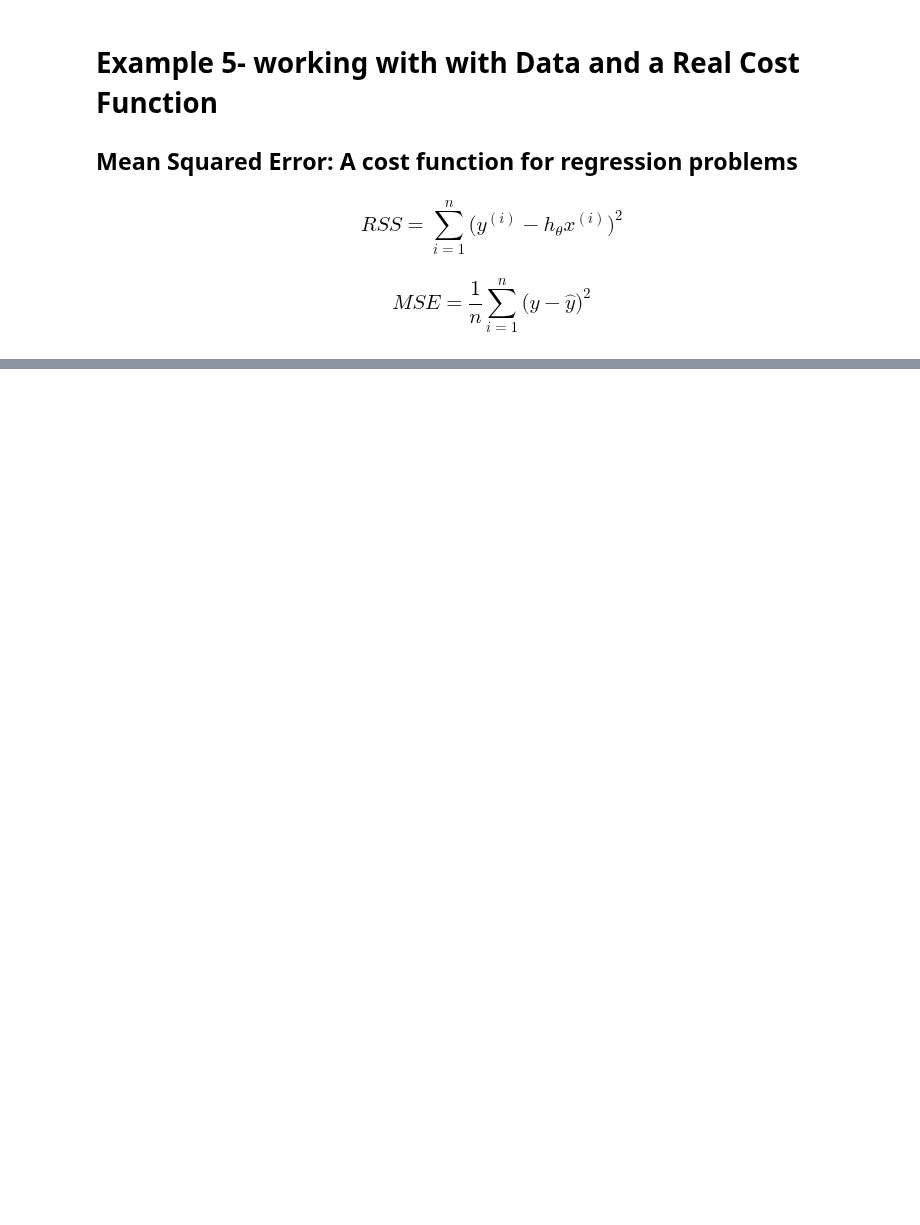
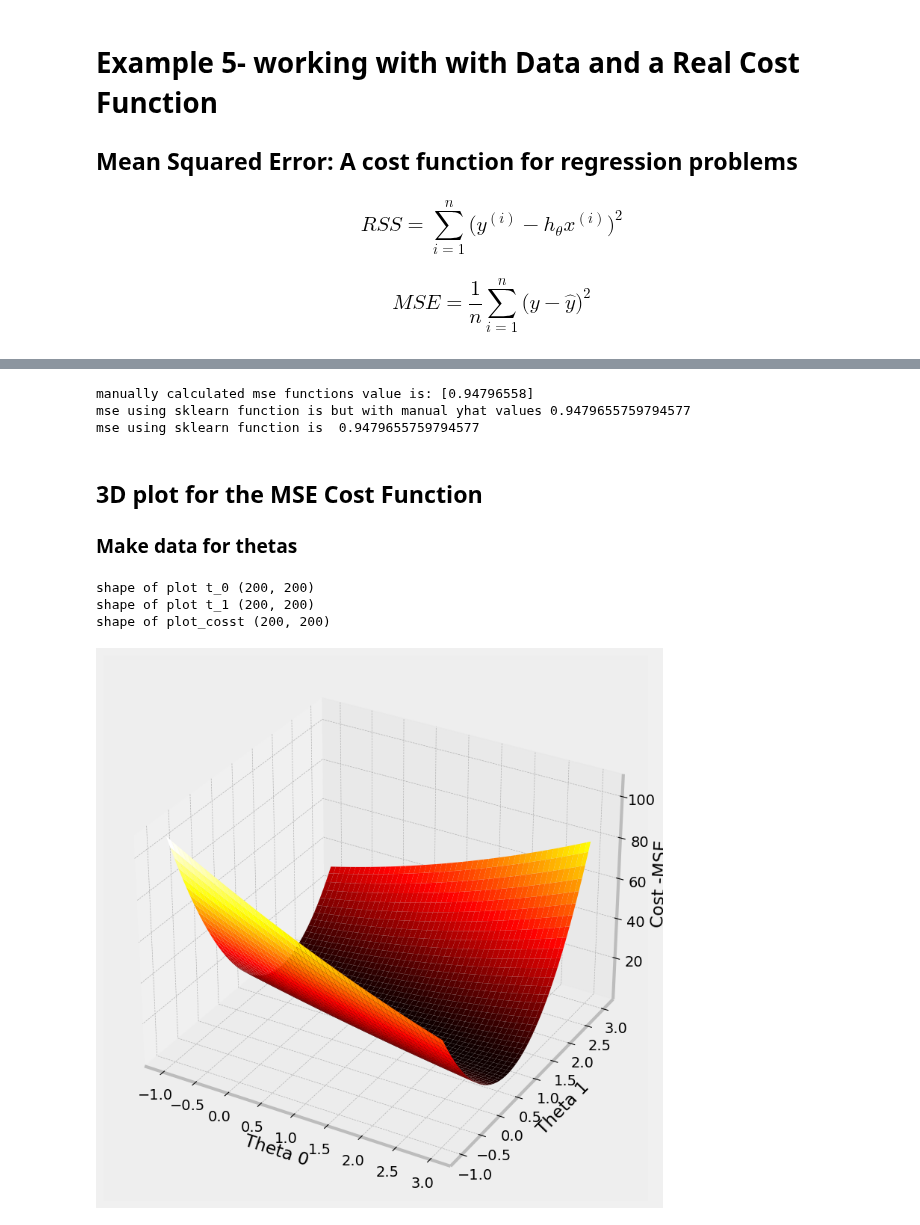
Before and after one commit to kuljeet234/Minor-ML-projects, a Jupyter notebook: gradient descent/gradient descent.ipynb, the cells around one changed output, grey strips where cells are left out. Cells and saved outputs as stored; diff of their text form; code cells hidden in the pictures; blank space fills up the shorter version.

```diff
--- a/gradient descent/gradient descent.ipynb
+++ b/gradient descent/gradient descent.ipynb
@@ -524,0 +548,5 @@ print(y_5.shape)
+# %%
+# yhat = theta0+theta1*x
+yhat = 0.8475351486029545+1.2227264637835913*x_5
+print('estimated values y_hat are\n',yhat)
+print('the actual y values are \n',y_5)
@@ -524,0 +570,53 @@ print(y_5.shape)
+# %%
+def mse(y,y_hat):
+    x = 0
+    mse_cal = (y-y_hat)
+    mse_cal = sum(((y-y_hat))**2)
+    #mse_cal = np.average((y-y_hat)**2,axis=0)
+    return (1/y.size)*mse_cal
+
+
+print('manually calculated mse functions value is:',mse(y_5,yhat))
+print('mse using sklearn function is but with manual yhat values', mean_squared_error(y_5,yhat))
+print('mse using sklearn function is ', mean_squared_error(y_5,regr.predict(x_5)))
+# %% [output]
+manually calculated mse functions value is: [0.94796558]
+mse using sklearn function is but with manual yhat values 0.9479655759794577
+mse using sklearn function is  0.9479655759794577
+# %% [markdown]
+## 3D plot for the MSE Cost Function
+### Make data for thetas
+# %%
+nr_thetas = 200
+th_0 = np.linspace(start=-1,stop=3, num=nr_thetas)
+th_1 = np.linspace(start=-1,stop=3, num=nr_thetas)
+plot_t0, plot_t1 = np.meshgrid(th_0,th_1)
+# %%
+plot_cost = np.zeros((nr_thetas, nr_thetas))
+
+for i in range(nr_thetas):
+    for j in range(nr_thetas):
+        yhat = plot_t0[i][j]+plot_t1[i][j]*x_5
+        plot_cost[i][j] = mse(y_5,yhat)
+
+print('shape of plot t_0',plot_t0.shape)
+print('shape of plot t_1',plot_t1.shape)
+print('shape of plot_cosst',plot_cost.shape)
+# %% [output]
+shape of plot t_0 (200, 200)
+shape of plot t_1 (200, 200)
+shape of plot_cosst (200, 200)
+# %%
+#plotting mse
+
+fig =plt.figure(figsize=[9,9])
+ax = fig.add_subplot(111,projection = '3d')
+
+ax.set_xlabel('Theta 0')
+ax.set_ylabel('Theta 1')
+ax.set_zlabel('Cost -MSE')
+
+ax.plot_surface(plot_t0,plot_t1,plot_cost,cmap =cm.hot)
+plt.show()
+# %% [output]
+[figure, added]
```
Also changed, not shown: parts of 9 cells of this notebook, 1 other file.
